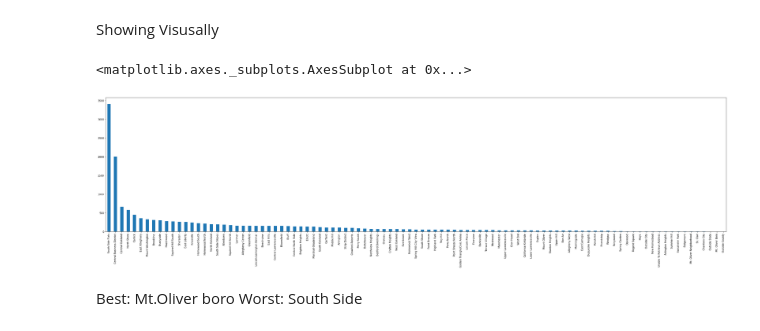
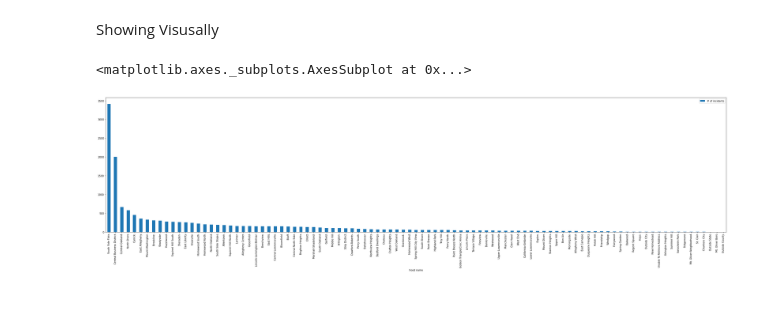
Before and after one commit to jreed2023/FinalProject, a Jupyter notebook: Citation.ipynb, the cells around one changed output. Drawn from its saved outputs; the diff is of its cells as text; code cells hidden in the pictures; blank space fills up the shorter version.

```diff
--- a/Citation.ipynb
+++ b/Citation.ipynb
@@ -10,4 +10,4 @@ An additional safety metric is misdemeanor offenses. Many misdemeanor offenses c
 
 The measure for implimenting misdeamors into our overall metric was the same as the other sub-metrics - counting to see which neighborhood had the most incidents.
 # %%
-data = pd.read_csv("https://data.wprdc.org/datastore/dump/6b11e87d-1216-463d-bbd3-37460e539d86", index_col="_id")
+citation_data = pd.read_csv("https://data.wprdc.org/datastore/dump/6b11e87d-1216-463d-bbd3-37460e539d86", index_col="_id")
@@ -30,0 +14,4 @@ Name: NEIGHBORHOOD, Length: 97, dtype: int64
+# %%
+df_citation_frame = citation_data['NEIGHBORHOOD'].value_counts().reset_index()
+df_citation_frame.columns = ['hood name', '# of incidents']
+df_citation_frame
@@ -31,10 +32,7 @@ Name: NEIGHBORHOOD, Length: 97, dtype: int64
 # %% [markdown]
 Showing Visusally
 # %%
-counts.plot.bar(figsize=(45,10))
+df_citation_frame.sort_values(by = '# of incidents', ascending = False).plot.bar(x = 'hood name', figsize=(45,10))
 # %% [output]
 <matplotlib.axes._subplots.AxesSubplot at 0x...>
-[figure, old version]
+[figure, new version]
-# %% [markdown]
-Best: Mt.Oliver boro
-Worst: South Side
```
Also changed, not shown: parts of 10 cells of this notebook.
